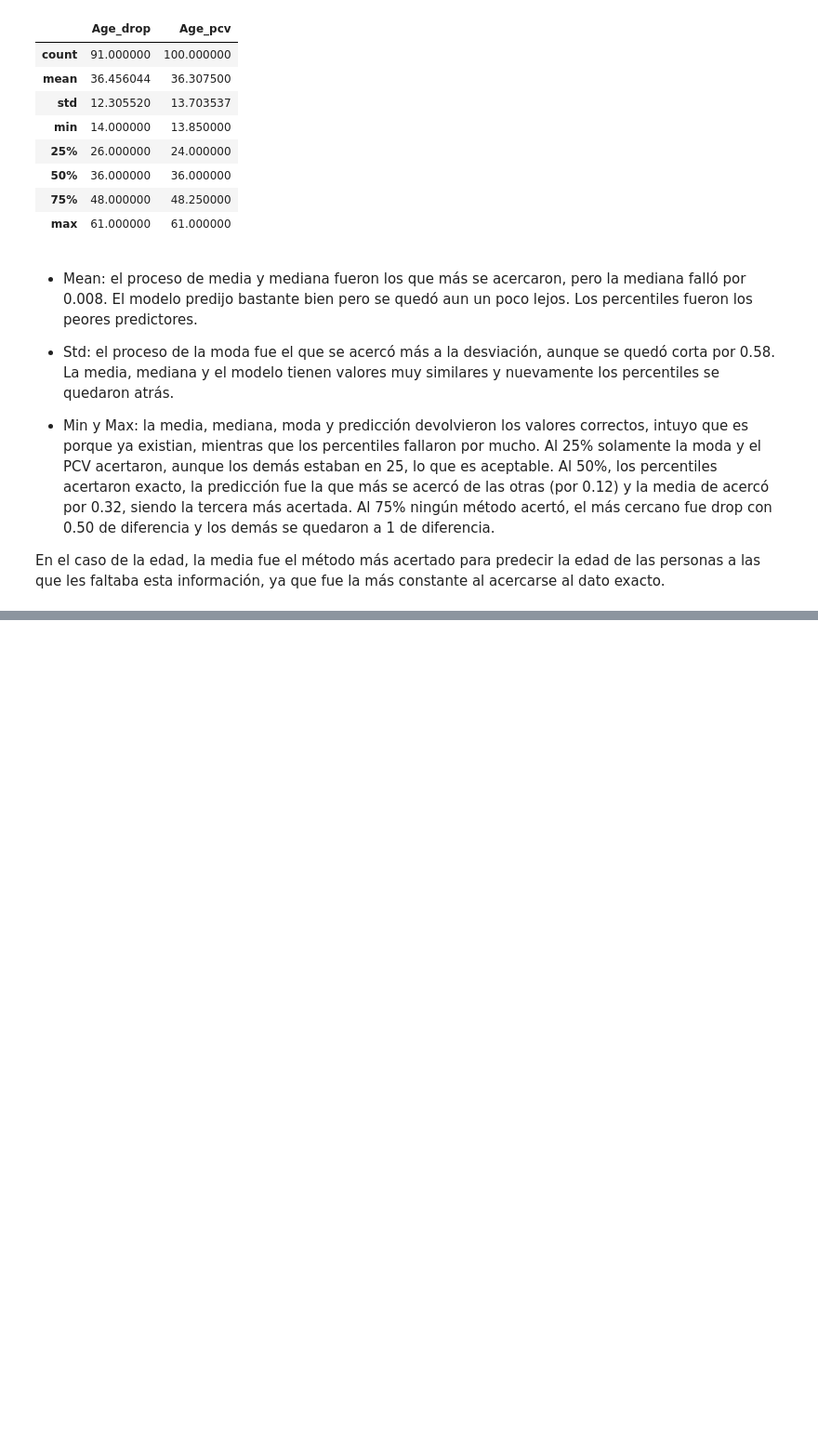
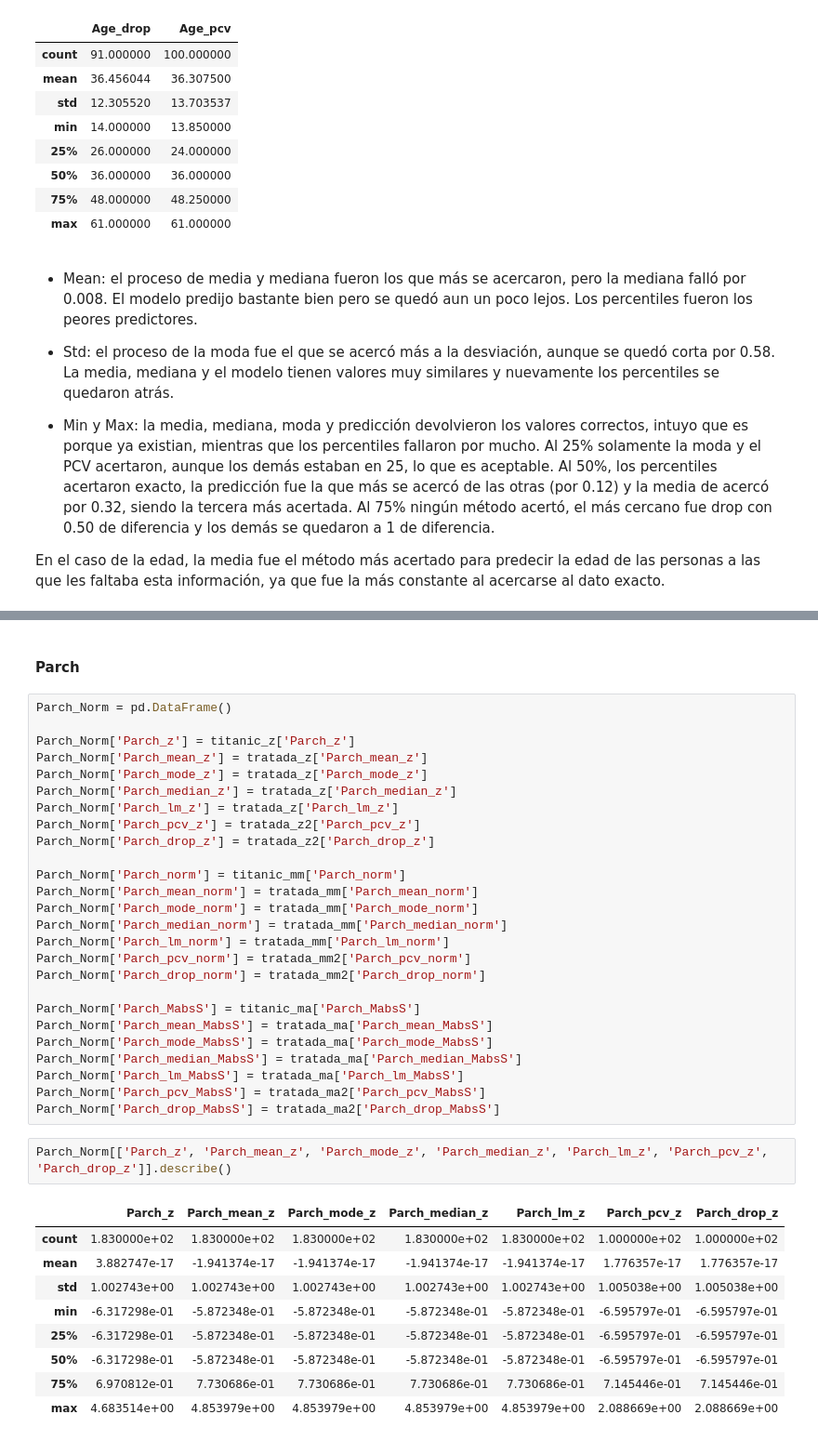
Before and after one commit to Daniel07816/DataWrangling-2022, a Jupyter notebook: Data_Engineer_Lab8/Script.ipynb, the cells around one changed output, grey strips where cells are left out. Shown: that part at 93% size. Saved outputs shown, nothing was run; the diff lists cells and outputs as text; blank space fills up the shorter version.

```diff
--- a/Data_Engineer_Lab8/Script.ipynb
+++ b/Data_Engineer_Lab8/Script.ipynb
@@ -1043,0 +1106,40 @@ Age_Norm[['Age_MabsS', 'Age_mean_MabsS', 'Age_mode_MabsS', 'Age_median_MabsS', '
+# %% [markdown]
+#### Parch
+# %%
+Parch_Norm = pd.DataFrame()
+
+Parch_Norm['Parch_z'] = titanic_z['Parch_z']
+Parch_Norm['Parch_mean_z'] = tratada_z['Parch_mean_z']
+Parch_Norm['Parch_mode_z'] = tratada_z['Parch_mode_z']
+Parch_Norm['Parch_median_z'] = tratada_z['Parch_median_z']
+Parch_Norm['Parch_lm_z'] = tratada_z['Parch_lm_z']
+Parch_Norm['Parch_pcv_z'] = tratada_z2['Parch_pcv_z']
+Parch_Norm['Parch_drop_z'] = tratada_z2['Parch_drop_z']
+
+Parch_Norm['Parch_norm'] = titanic_mm['Parch_norm']
+Parch_Norm['Parch_mean_norm'] = tratada_mm['Parch_mean_norm']
+Parch_Norm['Parch_mode_norm'] = tratada_mm['Parch_mode_norm']
+Parch_Norm['Parch_median_norm'] = tratada_mm['Parch_median_norm']
+Parch_Norm['Parch_lm_norm'] = tratada_mm['Parch_lm_norm']
+Parch_Norm['Parch_pcv_norm'] = tratada_mm2['Parch_pcv_norm']
+Parch_Norm['Parch_drop_norm'] = tratada_mm2['Parch_drop_norm']
+
+Parch_Norm['Parch_MabsS'] = titanic_ma['Parch_MabsS']
+Parch_Norm['Parch_mean_MabsS'] = tratada_ma['Parch_mean_MabsS']
+Parch_Norm['Parch_mode_MabsS'] = tratada_ma['Parch_mode_MabsS']
+Parch_Norm['Parch_median_MabsS'] = tratada_ma['Parch_median_MabsS']
+Parch_Norm['Parch_lm_MabsS'] = tratada_ma['Parch_lm_MabsS']
+Parch_Norm['Parch_pcv_MabsS'] = tratada_ma2['Parch_pcv_MabsS']
+Parch_Norm['Parch_drop_MabsS'] = tratada_ma2['Parch_drop_MabsS']
+# %%
+Parch_Norm[['Parch_z', 'Parch_mean_z', 'Parch_mode_z', 'Parch_median_z', 'Parch_lm_z', 'Parch_pcv_z', 'Parch_drop_z']].describe()
+# %% [output]
+|  | Parch_z | Parch_mean_z | Parch_mode_z | Parch_median_z | Parch_lm_z | Parch_pcv_z | Parch_drop_z |
+| count | 1.830000e+02 | 1.830000e+02 | 1.830000e+02 | 1.830000e+02 | 1.830000e+02 | 1.000000e+02 | 1.000000e+02 |
+| mean | 3.882747e-17 | -1.941374e-17 | -1.941374e-17 | -1.941374e-17 | -1.941374e-17 | 1.776357e-17 | 1.776357e-17 |
+| std | 1.002743e+00 | 1.002743e+00 | 1.002743e+00 | 1.002743e+00 | 1.002743e+00 | 1.005038e+00 | 1.005038e+00 |
+| min | -6.317298e-01 | -5.872348e-01 | -5.872348e-01 | -5.872348e-01 | -5.872348e-01 | -6.595797e-01 | -6.595797e-01 |
+| 25% | -6.317298e-01 | -5.872348e-01 | -5.872348e-01 | -5.872348e-01 | -5.872348e-01 | -6.595797e-01 | -6.595797e-01 |
+| 50% | -6.317298e-01 | -5.872348e-01 | -5.872348e-01 | -5.872348e-01 | -5.872348e-01 | -6.595797e-01 | -6.595797e-01 |
+| 75% | 6.970812e-01 | 7.730686e-01 | 7.730686e-01 | 7.730686e-01 | 7.730686e-01 | 7.145446e-01 | 7.145446e-01 |
+| max | 4.683514e+00 | 4.853979e+00 | 4.853979e+00 | 4.853979e+00 | 4.853979e+00 | 2.088669e+00 | 2.088669e+00 |
```
Also changed, not shown: parts of 107 cells of this notebook, 1 other file.
